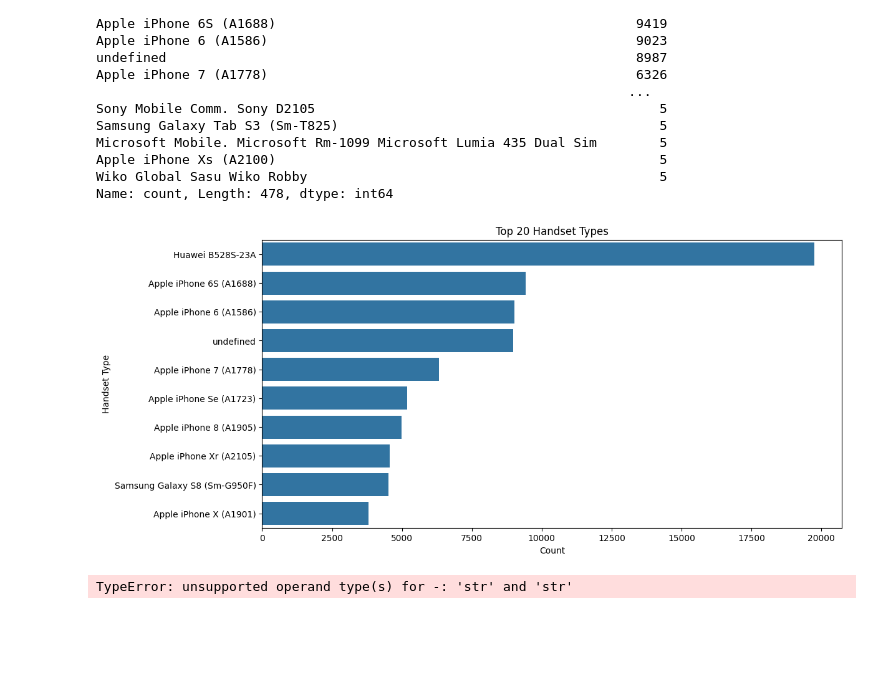
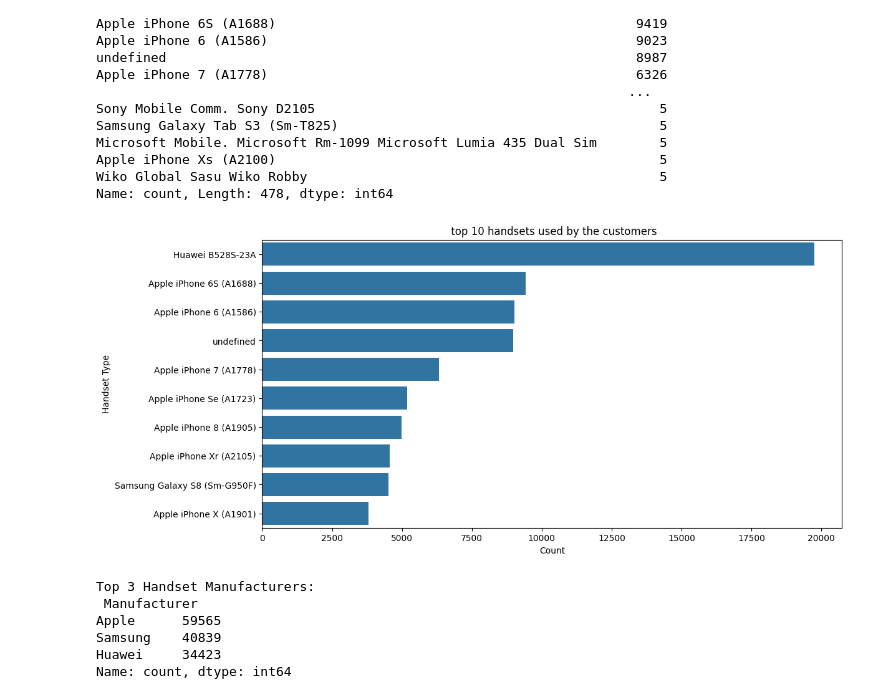
Before and after one commit to medhanittes/Business_Need, a Jupyter notebook: scripts/postgres_load.ipynb, the cells around one changed output. Saved outputs shown, nothing was run; the diff lists cells and outputs as text; code cells hidden in the pictures; blank space fills up the shorter version.

Commit message:
Top 3 Handset Manufacturers

```diff
--- a/scripts/postgres_load.ipynb
+++ b/scripts/postgres_load.ipynb
@@ -145,33 +145,10 @@ Name: count, Length: 478, dtype: int64
 # %%
 # Plot the value counts of the handset types
 plt.figure(figsize=(12, 6))
 sns.countplot(y=df[column_name], order=df[column_name].value_counts().index[:10])  # Top 10 categories
-plt.title('Top 20 Handset Types')
+plt.title(' top 10 handsets used by the customers')
 plt.xlabel('Count')
 plt.ylabel('Handset Type')
 plt.show()
 # %% [output]
-[figure, old version]
+[figure, new version]
-# %%
-# Identify Outliers using IQR
-def identify_outliers_iqr(data):
-    # Calculate Q1 (25th percentile) and Q3 (75th percentile)
-    Q1 = data.quantile(0.25)
-    Q3 = data.quantile(0.75)
-    IQR = Q3 - Q1
-
-    # Define outlier bounds
-    lower_bound = Q1 - 1.5 * IQR
-    upper_bound = Q3 + 1.5 * IQR
-
-    # Identify outliers
-    outliers = ((data < lower_bound) | (data > upper_bound))
-    return outliers
-
-# 'Handset Type'column to check for outliers
-outlier_mask = identify_outliers_iqr(df['Handset Type'])
-outliers = df[outlier_mask]
-
-print("Outliers:\n", outliers)
-# %% [output]
-TypeError: unsupported operand type(s) for -: 'str' and 'str'
@@ -190,0 +155,24 @@ plt.show()
+# %%
+# to identify the top 3 handset manufacturers
+# Specify the column containing handset manufacturer
+column_name = 'Handset Manufacturer'
+
+# Check if the column exists
+if column_name in df.columns:
+    # Extract manufacturers (assuming they are the first word in the handset manufacturer)
+    df['Manufacturer'] = df[column_name].str.split().str[0]
+
+    # Get the top 3 manufacturers
+    top_manufacturers = df['Manufacturer'].value_counts().head(3)
+
+    # Display the top 3 manufacturers
+    print("Top 3 Handset Manufacturers:\n", top_manufacturers)
+else:
+    print(f"Column '{column_name}' does not exist in the DataFrame.")
+# %% [output]
+Top 3 Handset Manufacturers:
+ Manufacturer
+Apple      59565
+Samsung    40839
+Huawei     34423
+Name: count, dtype: int64
```
Also changed, not shown: parts of 4 cells of this notebook.
